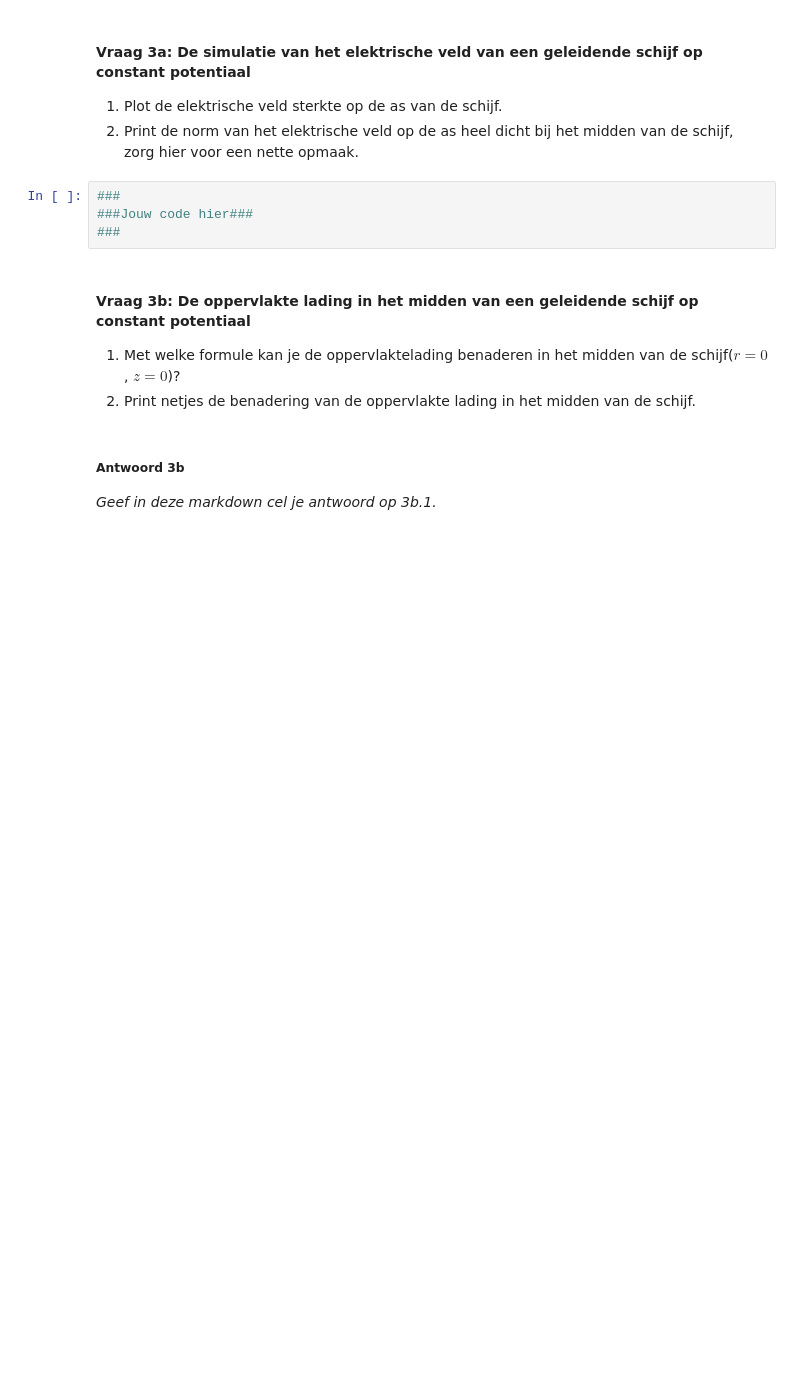
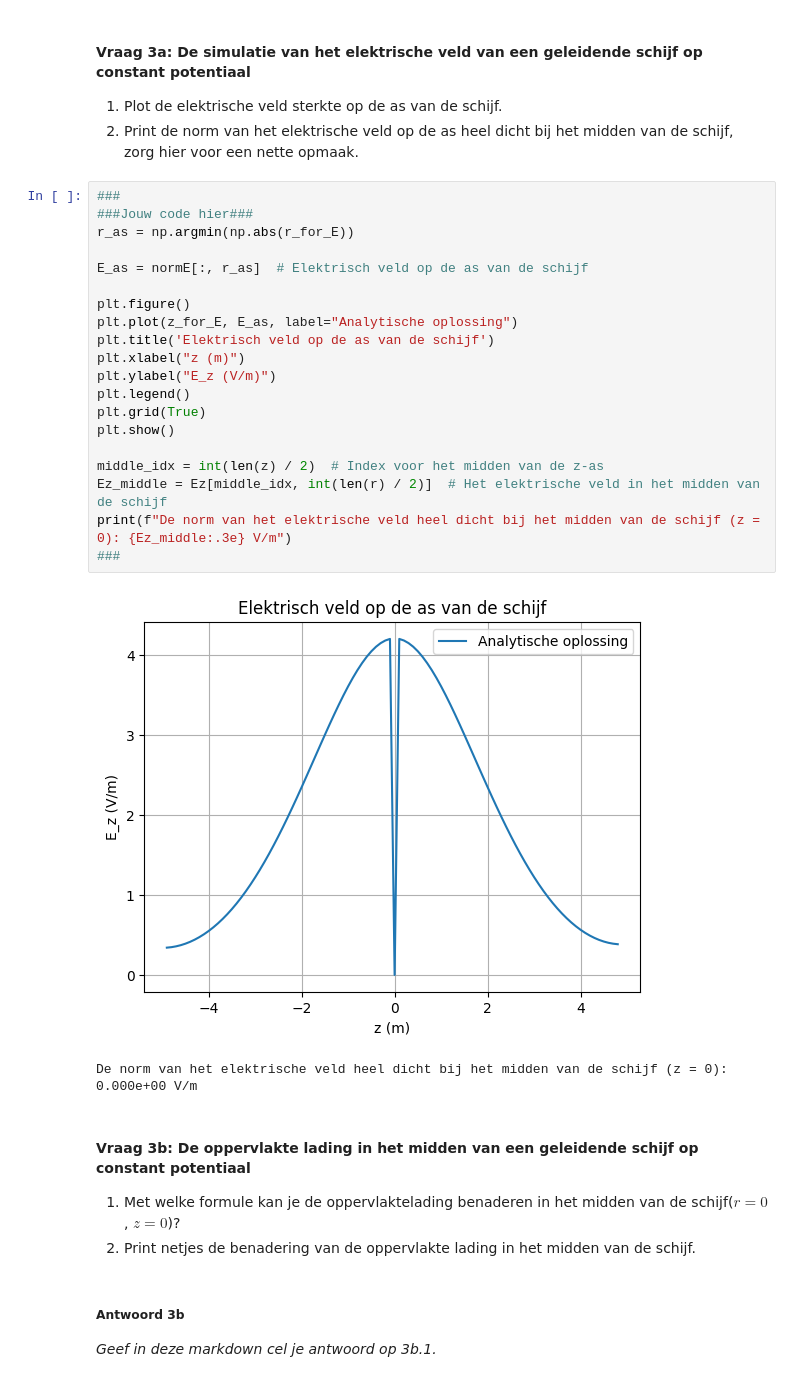
Before and after one commit to tdenooijer26/DEF-T-opdrachten, a Jupyter notebook: DigitaleOntwerpopdrachten/1CondensatorOpdracht/CondensatorOntwerpopdracht.ipynb, the cells around one changed output. Drawn from its saved outputs; the diff is of its cells as text; blank space fills up the shorter version.

```diff
--- a/DigitaleOntwerpopdrachten/1CondensatorOpdracht/CondensatorOntwerpopdracht.ipynb
+++ b/DigitaleOntwerpopdrachten/1CondensatorOpdracht/CondensatorOntwerpopdracht.ipynb
@@ -389,7 +389,26 @@ plot_results_disk(Ez, Er, normE, V, r, z, grid_step, disk_radius, z_pos_disk1, z
 # %%
 ###
 ###Jouw code hier###
+r_as = np.argmin(np.abs(r_for_E))
+
+E_as = normE[:, r_as]  # Elektrisch veld op de as van de schijf
+
+plt.figure()
+plt.plot(z_for_E, E_as, label="Analytische oplossing")
+plt.title('Elektrisch veld op de as van de schijf')
+plt.xlabel("z (m)")
+plt.ylabel("E_z (V/m)")
+plt.legend()
+plt.grid(True)
+plt.show()
+
+middle_idx = int(len(z) / 2)  # Index voor het midden van de z-as
+Ez_middle = Ez[middle_idx, int(len(r) / 2)]  # Het elektrische veld in het midden van de schijf
+print(f"De norm van het elektrische veld heel dicht bij het midden van de schijf (z = 0): {Ez_middle:.3e} V/m")
 ###
+# %% [output]
+[figure, added]
+De norm van het elektrische veld heel dicht bij het midden van de schijf (z = 0): 0.000e+00 V/m
 # %% [markdown]
 #### Vraag 3b: De oppervlakte lading in het midden van een geleidende schijf op constant potentiaal
 
```
Also changed, not shown: parts of 13 cells of this notebook, 2 other files.
